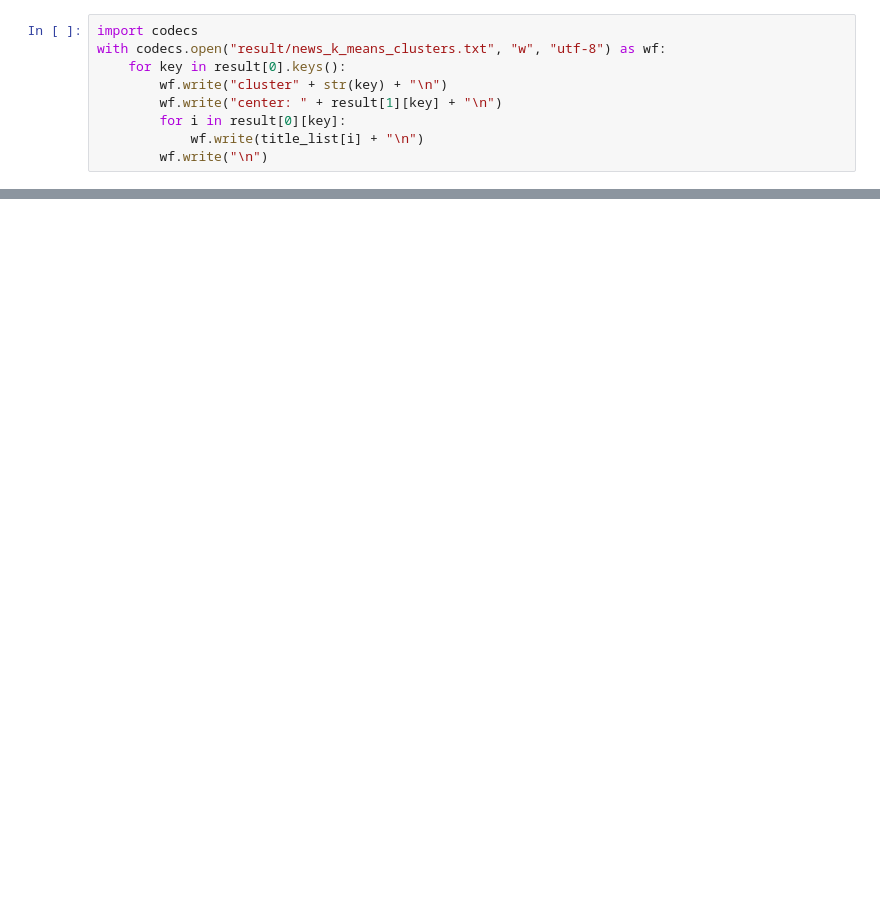
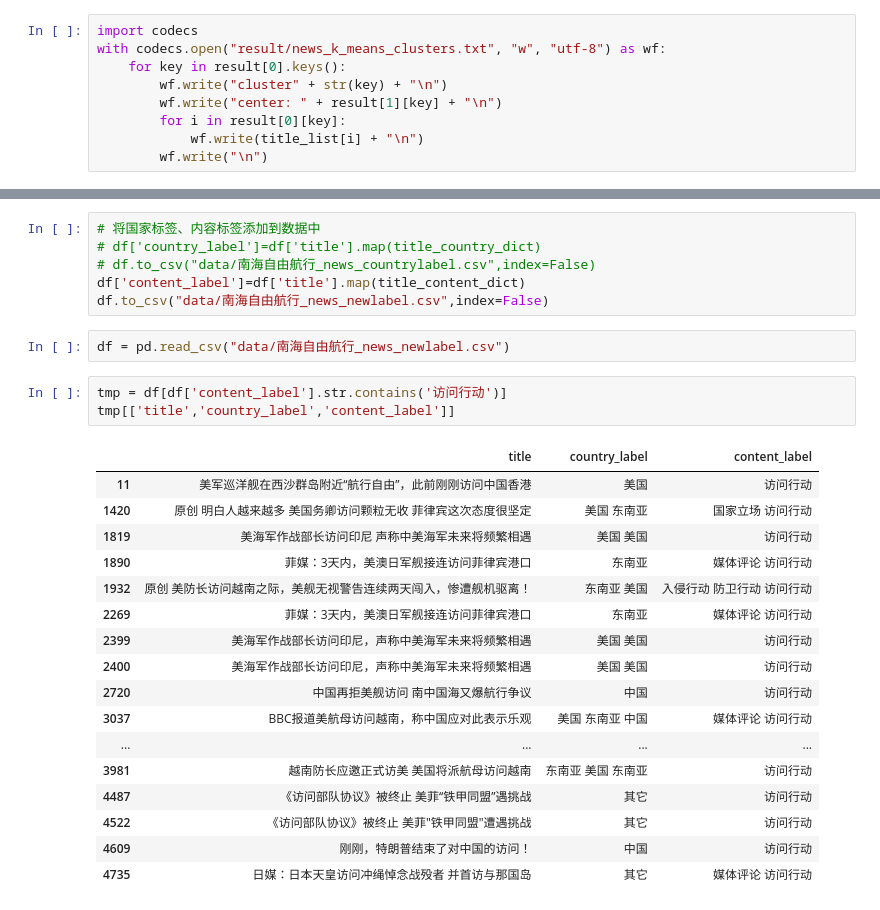
Before and after one commit to boy56/EventTopicAlgo, a Jupyter notebook: dataview.ipynb, the cells around one changed output, grey strips where cells are left out. Drawn from its saved outputs; the diff is of its cells as text; blank space fills up the shorter version.

Commit message:
add country_label and content_label

```diff
--- a/dataview.ipynb
+++ b/dataview.ipynb
@@ -103,0 +265,29 @@ with codecs.open("result/news_k_means_clusters.txt", "w", "utf-8") as wf:
+# %%
+# 将国家标签、内容标签添加到数据中
+# df['country_label']=df['title'].map(title_country_dict)
+# df.to_csv("data/南海自由航行_news_countrylabel.csv",index=False)
+df['content_label']=df['title'].map(title_content_dict)
+df.to_csv("data/南海自由航行_news_newlabel.csv",index=False)
+# %%
+df = pd.read_csv("data/南海自由航行_news_newlabel.csv")
+# %%
+tmp = df[df['content_label'].str.contains('访问行动')]
+tmp[['title','country_label','content_label']]
+# %% [output]
+|  | title | country_label | content_label |
+| 11 | 美军巡洋舰在西沙群岛附近“航行自由”，此前刚刚访问中国香港 | 美国 | 访问行动 |
+| 1420 | 原创 明白人越来越多 美国务卿访问颗粒无收 菲律宾这次态度很坚定 | 美国 东南亚 | 国家立场 访问行动 |
+| 1819 | 美海军作战部长访问印尼 声称中美海军未来将频繁相遇 | 美国 美国 | 访问行动 |
+| 1890 | 菲媒：3天内，美澳日军舰接连访问菲律宾港口 | 东南亚 | 媒体评论 访问行动 |
+| 1932 | 原创 美防长访问越南之际，美舰无视警告连续两天闯入，惨遭舰机驱离！ | 东南亚 美国 | 入侵行动 防卫行动 访问行动 |
+| 2269 | 菲媒：3天内，美澳日军舰接连访问菲律宾港口 | 东南亚 | 媒体评论 访问行动 |
+| 2399 | 美海军作战部长访问印尼，声称中美海军未来将频繁相遇 | 美国 美国 | 访问行动 |
+| 2400 | 美海军作战部长访问印尼，声称中美海军未来将频繁相遇 | 美国 美国 | 访问行动 |
+| 2720 | 中国再拒美舰访问 南中国海又爆航行争议 | 中国 | 访问行动 |
+| 3037 | BBC报道美航母访问越南，称中国应对此表示乐观 | 美国 东南亚 中国 | 媒体评论 访问行动 |
+| ... | ... | ... | ... |
+| 3981 | 越南防长应邀正式访美 美国将派航母访问越南 | 东南亚 美国 东南亚 | 访问行动 |
+| 4487 | 《访问部队协议》被终止 美菲“铁甲同盟”遇挑战 | 其它 | 访问行动 |
+| 4522 | 《访问部队协议》被终止 美菲"铁甲同盟"遭遇挑战 | 其它 | 访问行动 |
+| 4609 | 刚刚，特朗普结束了对中国的访问！ | 中国 | 访问行动 |
+| 4735 | 日媒：日本天皇访问冲绳悼念战殁者 并首访与那国岛 | 其它 | 媒体评论 访问行动 |
```
Also changed, not shown: parts of 18 cells of this notebook, 3 other files.
